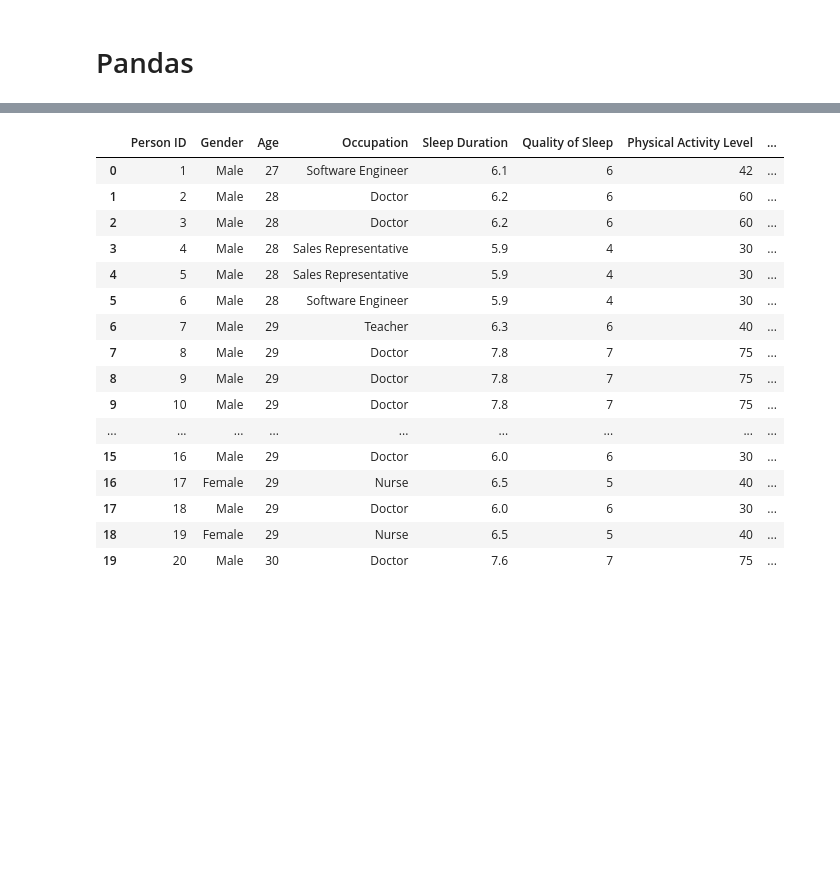
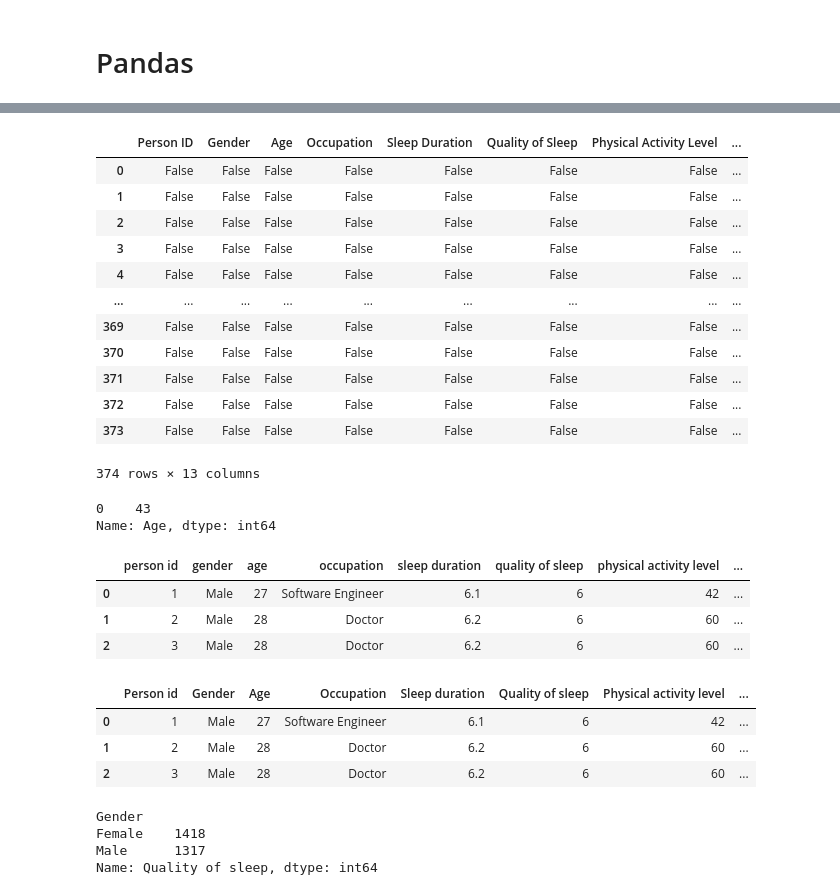
Before and after one commit to AbnGrp/DS_CC, a Jupyter notebook: Pandas/Pandas.ipynb, the cells around one changed output, grey strips where cells are left out. Saved outputs shown, nothing was run; the diff lists cells and outputs as text; code cells hidden in the pictures; blank space fills up the shorter version.

```diff
--- a/Pandas/Pandas.ipynb
+++ b/Pandas/Pandas.ipynb
@@ -21,20 +421,51 @@ df=pd.read_csv("Sleep_health_and_lifestyle_dataset.csv")
+# %%
+#Changing a specific value
+
+df.loc[1,1]=0
+# %%
+#Identifying missing values
+
+df.isna()
+# %% [output]
+|  | Person ID | Gender | Age | Occupation | Sleep Duration | Quality of Sleep | Physical Activity Level | ... |
+| 0 | False | False | False | False | False | False | False | ... |
+| 1 | False | False | False | False | False | False | False | ... |
+| 2 | False | False | False | False | False | False | False | ... |
+| 3 | False | False | False | False | False | False | False | ... |
+| 4 | False | False | False | False | False | False | False | ... |
+| ... | ... | ... | ... | ... | ... | ... | ... | ... |
+| 369 | False | False | False | False | False | False | False | ... |
+| 370 | False | False | False | False | False | False | False | ... |
+| 371 | False | False | False | False | False | False | False | ... |
+| 372 | False | False | False | False | False | False | False | ... |
+| 373 | False | False | False | False | False | False | False | ... |
+374 rows × 13 columns
+# %%
+#Dropping missing values and saving changes
+
+df.dropna(inplace=True)
+# %%
+#Filling missing values and saving changes
+
+df.fillna(1,inplace=True)
+# %%
+#Basic statistics
+
+df["Age"].mean() #Mean
+df["Age"].median() #Median
+df["Age"].std() #Standard deviation
+df["Age"].mode() #Mode
+# %% [output]
+0    43
+Name: Age, dtype: int64
+# %%
+#String methods
+
+df.columns=df.columns.str.lower()
 # %%
-df.head(20)
+df.head(3)
 # %% [output]
-|  | Person ID | Gender | Age | Occupation | Sleep Duration | Quality of Sleep | Physical Activity Level | ... |
+|  | person id | gender | age | occupation | sleep duration | quality of sleep | physical activity level | ... |
 | 0 | 1 | Male | 27 | Software Engineer | 6.1 | 6 | 42 | ... |
 | 1 | 2 | Male | 28 | Doctor | 6.2 | 6 | 60 | ... |
 | 2 | 3 | Male | 28 | Doctor | 6.2 | 6 | 60 | ... |
-| 3 | 4 | Male | 28 | Sales Representative | 5.9 | 4 | 30 | ... |
-| 4 | 5 | Male | 28 | Sales Representative | 5.9 | 4 | 30 | ... |
-| 5 | 6 | Male | 28 | Software Engineer | 5.9 | 4 | 30 | ... |
-| 6 | 7 | Male | 29 | Teacher | 6.3 | 6 | 40 | ... |
-| 7 | 8 | Male | 29 | Doctor | 7.8 | 7 | 75 | ... |
-| 8 | 9 | Male | 29 | Doctor | 7.8 | 7 | 75 | ... |
-| 9 | 10 | Male | 29 | Doctor | 7.8 | 7 | 75 | ... |
-| ... | ... | ... | ... | ... | ... | ... | ... | ... |
-| 15 | 16 | Male | 29 | Doctor | 6.0 | 6 | 30 | ... |
-| 16 | 17 | Female | 29 | Nurse | 6.5 | 5 | 40 | ... |
-| 17 | 18 | Male | 29 | Doctor | 6.0 | 6 | 30 | ... |
-| 18 | 19 | Female | 29 | Nurse | 6.5 | 5 | 40 | ... |
-| 19 | 20 | Male | 30 | Doctor | 7.6 | 7 | 75 | ... |
@@ -40,0 +474,16 @@ df.head(20)
+# %%
+df.head(3)
+# %% [output]
+|  | Person id | Gender | Age | Occupation | Sleep duration | Quality of sleep | Physical activity level | ... |
+| 0 | 1 | Male | 27 | Software Engineer | 6.1 | 6 | 42 | ... |
+| 1 | 2 | Male | 28 | Doctor | 6.2 | 6 | 60 | ... |
+| 2 | 3 | Male | 28 | Doctor | 6.2 | 6 | 60 | ... |
+# %%
+#Grouping data
+
+df.groupby(["Gender"])["Quality of sleep"].sum()
+# %% [output]
+Gender
+Female    1418
+Male      1317
+Name: Quality of sleep, dtype: int64
```
Also changed, not shown: parts of 35 cells of this notebook, 2 other files.
